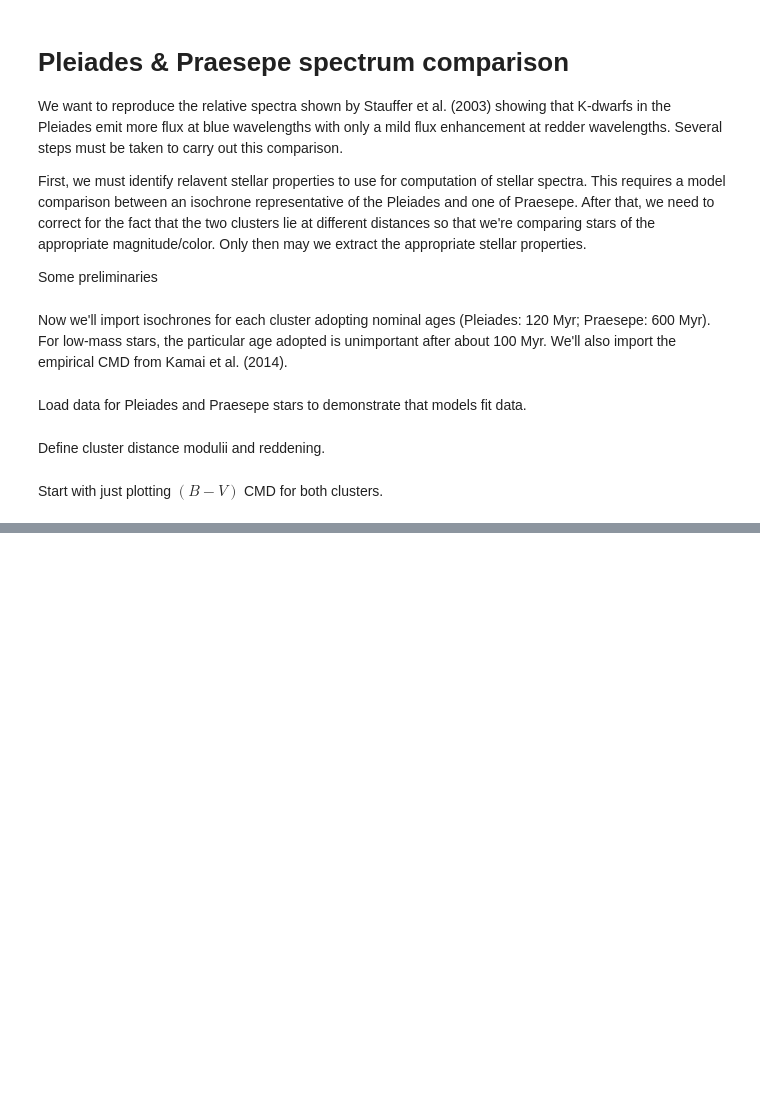
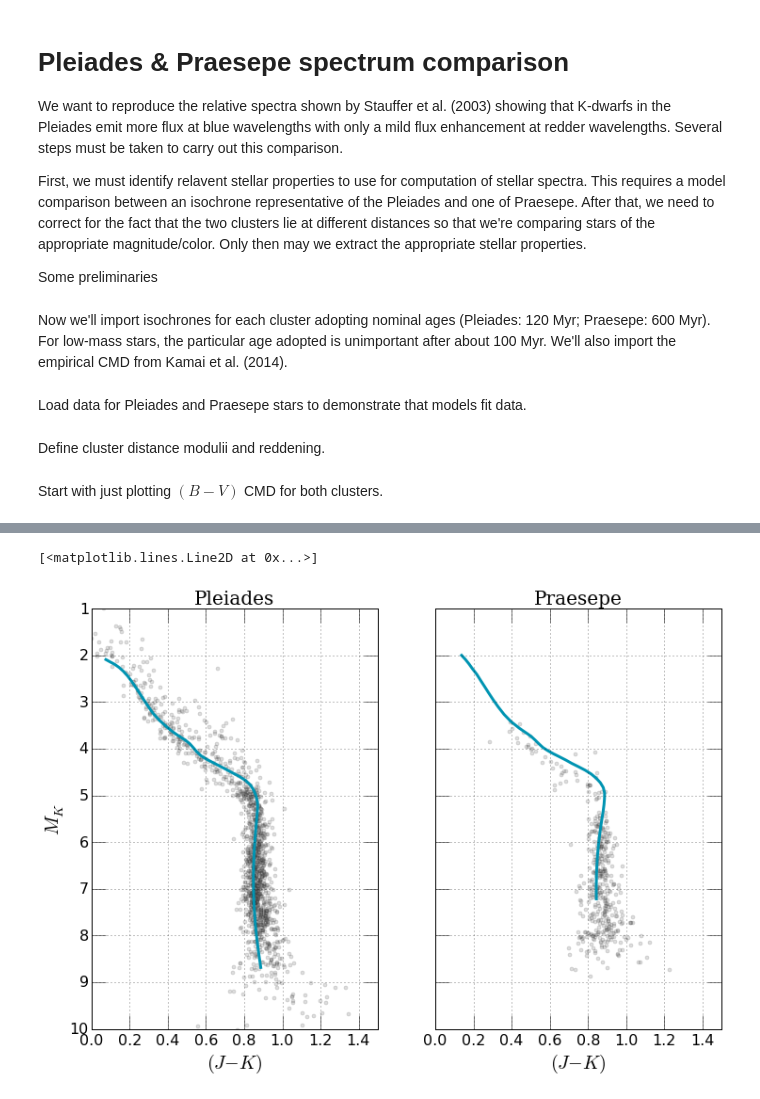
Before and after one commit to gfeiden/Notebook, a Jupyter notebook: Projects/pleiades_colors/pleiades_praesepe_comp.ipynb, the cells around one changed output, grey strips where cells are left out. Drawn from its saved outputs; the diff is of its cells as text; code cells hidden in the pictures; blank space fills up the shorter version.

Commit message:
Pleiades & Praesepe CMD analyses

```diff
--- a/Projects/pleiades_colors/pleiades_praesepe_comp.ipynb
+++ b/Projects/pleiades_colors/pleiades_praesepe_comp.ipynb
@@ -86,0 +93,31 @@ from scipy.interpolate import interp1d
+# %%
+praesepe_a02 = np.genfromtxt('data/Adams_Praesepe.txt', usecols=(3, 4, 5, 6, 7, 8))  # 2MASS NIR photometry
+praesepe_h99 = np.genfromtxt('data/Hodgkin_Praesepe.txt') # JHK (UKIRT?) photometry
+praesepe_t08 = np.genfromtxt('data/Taylor_Praesepe.txt')  # VRI (Cousins) photometry
+# %%
+fig, ax = plt.subplots(1, 2, figsize=(12., 8.), sharex=True, sharey=True)
+
+for axis in ax:
+    axis.grid(True)
+    axis.tick_params(which='major', axis='both', length=15., labelsize=16.)
+    axis.set_ylim(10., 1.)
+    axis.set_xlim(0.0, 1.5)
+    axis.set_xlabel('$(J - K)$', fontsize=20.)
+
+# PLEIADES
+ax[0].set_title('Pleiades', fontsize=20., family='serif')
+ax[0].set_ylabel('$M_K$', fontsize=20.)
+ax[0].plot(pleiades_s07[:, 0] - pleiades_s07[:, 4] - pl_ejk, pleiades_s07[:, 4] - pl_ak - pl_dis,
+            'o', c='#555555', markersize=4.0, alpha=0.2)
+ax[0].plot(iso_120_gas07[:, 11] - iso_120_gas07[:, 13], iso_120_gas07[:, 13], lw=3, c='#0094b2')
+
+# PRAESEPE
+ax[1].set_title('Praesepe', fontsize=20., family='serif')
+ax[1].plot(praesepe_a02[:, 0] - praesepe_a02[:, 4] - pr_ejk, praesepe_a02[:, 4] - pr_ak - pr_dis,
+            'o', c='#555555', markersize=4.0, alpha=0.2)
+ax[1].plot(praesepe_h99[:, 7] - pr_ejk, praesepe_h99[:, 4] - pr_ak - pr_dis,
+            'o', c='#555555', markersize=4.0, alpha=0.2)
+ax[1].plot(iso_600_gas07[:, 11] - iso_600_gas07[:, 13], iso_600_gas07[:, 13], lw=3, c='#0094b2')
+# %% [output]
+[<matplotlib.lines.Line2D at 0x...>]
+[figure, added]
```
Also changed, not shown: parts of 10 cells of this notebook, 9 other files.
